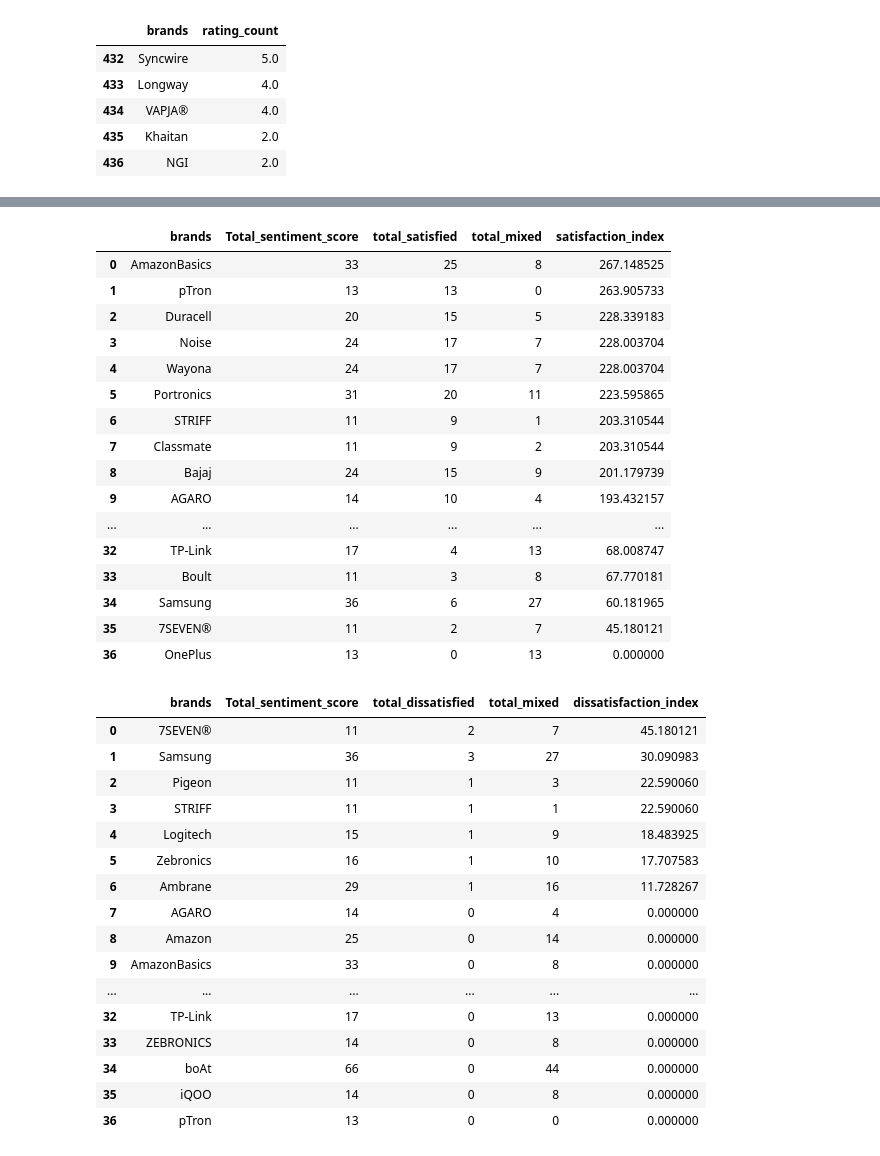
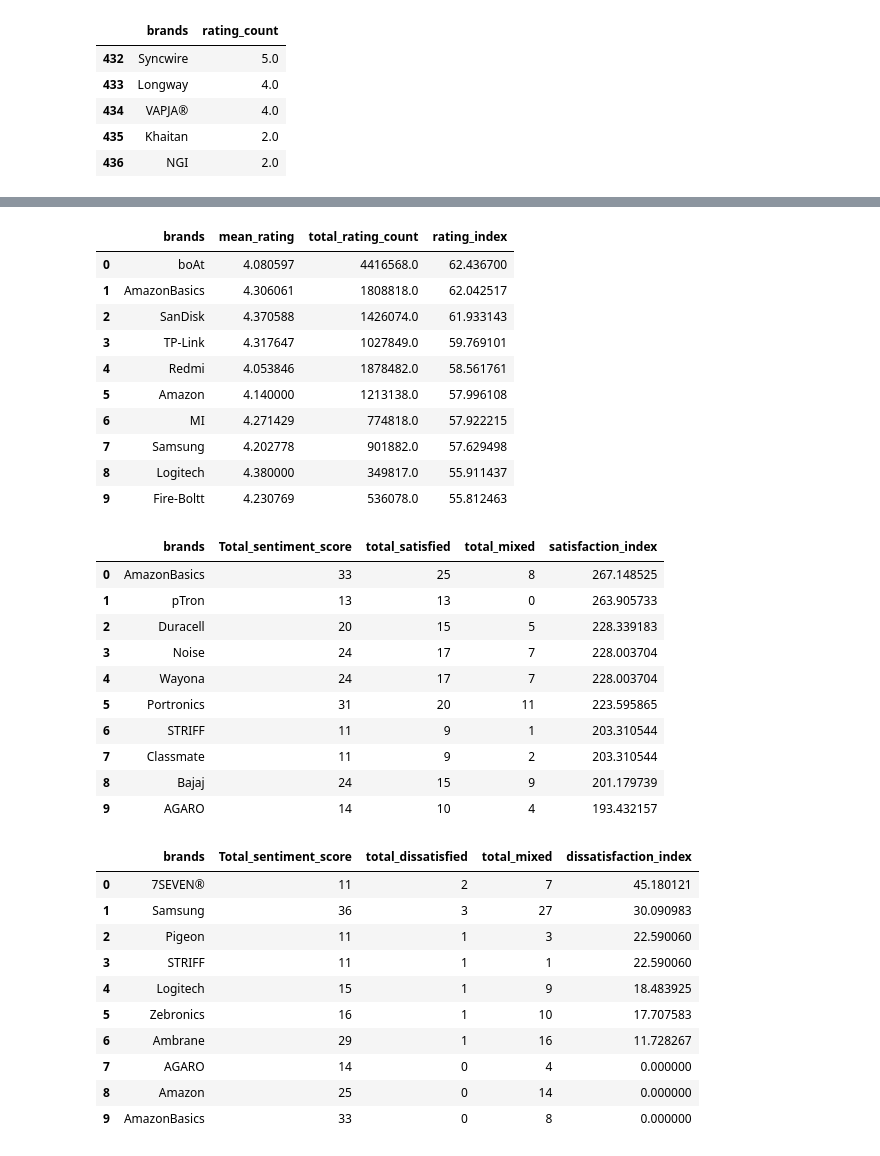
Before and after one commit to CKohwo/Ecommerce-strategy-blueprint, a Jupyter notebook: notebooks/03_exploratory_ data_analysis.ipynb, the cells around one changed output, grey strips where cells are left out. Cells and saved outputs as stored; diff of their text form; code cells hidden in the pictures.

```diff
--- a/notebooks/03_exploratory_ data_analysis.ipynb
+++ b/notebooks/03_exploratory_ data_analysis.ipynb
@@ -161,3 +185,29 @@ avg_rating_brand.tail()
+# %%
+# What it does: Balances mean rating with scale of reviews using a log transform.
+brands = df_3.groupby("brands").agg(
+    mean_rating=("rating", "mean"),
+    total_rating_count=("rating_count", "sum")
+).reset_index()
+
+# Result bias: Larger categories with tons of ratings dominate (Electronics, Computers),
+# but smaller ones with very few ratings can’t shoot up unfairly.
+brands["rating_index"] = (brands["mean_rating"] * np.log1p(brands["total_rating_count"]))
+
+brand_rating_index = brands.sort_values("rating_index", ascending=False).reset_index(drop=True)
+
+brand_rating_index.head(10)
+# %% [output]
+|  | brands | mean_rating | total_rating_count | rating_index |
+| 0 | boAt | 4.080597 | 4416568.0 | 62.436700 |
+| 1 | AmazonBasics | 4.306061 | 1808818.0 | 62.042517 |
+| 2 | SanDisk | 4.370588 | 1426074.0 | 61.933143 |
+| 3 | TP-Link | 4.317647 | 1027849.0 | 59.769101 |
+| 4 | Redmi | 4.053846 | 1878482.0 | 58.561761 |
+| 5 | Amazon | 4.140000 | 1213138.0 | 57.996108 |
+| 6 | MI | 4.271429 | 774818.0 | 57.922215 |
+| 7 | Samsung | 4.202778 | 901882.0 | 57.629498 |
+| 8 | Logitech | 4.380000 | 349817.0 | 55.911437 |
+| 9 | Fire-Boltt | 4.230769 | 536078.0 | 55.812463 |
 # %%
 # Mapping sentiments to numerical representations
 mapping = {"satisfied": 1.0, "Mixed": 0, "dissatisfied": -1.0}
@@ -165,37 +215,31 @@ df_3["sentiment_value"] = df_3["customer_sentiment"].map(mapping)
 # %%
 brand_sentiment = (df_3.groupby("brands")
                   .agg(Total_sentiment_score=("sentiment_value", "count"),total_satisfied=("sentiment_value", lambda x: (x == 1).sum()),
                        total_mixed=("sentiment_value", lambda x: (x == 0).sum()))
                   .query("Total_sentiment_score >= 10")
 )
 # Storing the percentage of satisfied customer in a variable
 satisfied_percent = (brand_sentiment["total_satisfied"] / brand_sentiment["Total_sentiment_score"] * 100)
 
 # Final Satisfaction Scoring metric for brands
 brand_sentiment["satisfaction_index"] = satisfied_percent * np.log1p(brand_sentiment["Total_sentiment_score"])
 
 # Top Brands with the most satisfied customer
 Top_brands_satisfied = brand_sentiment.sort_values("satisfaction_index", ascending=False).reset_index()
 
-Top_brands_satisfied
+Top_brands_satisfied.head(10)
 # %% [output]
 |  | brands | Total_sentiment_score | total_satisfied | total_mixed | satisfaction_index |
 | 0 | AmazonBasics | 33 | 25 | 8 | 267.148525 |
 | 1 | pTron | 13 | 13 | 0 | 263.905733 |
 | 2 | Duracell | 20 | 15 | 5 | 228.339183 |
 | 3 | Noise | 24 | 17 | 7 | 228.003704 |
 | 4 | Wayona | 24 | 17 | 7 | 228.003704 |
 | 5 | Portronics | 31 | 20 | 11 | 223.595865 |
 | 6 | STRIFF | 11 | 9 | 1 | 203.310544 |
 | 7 | Classmate | 11 | 9 | 2 | 203.310544 |
 | 8 | Bajaj | 24 | 15 | 9 | 201.179739 |
 | 9 | AGARO | 14 | 10 | 4 | 193.432157 |
-| ... | ... | ... | ... | ... | ... |
-| 32 | TP-Link | 17 | 4 | 13 | 68.008747 |
-| 33 | Boult | 11 | 3 | 8 | 67.770181 |
-| 34 | Samsung | 36 | 6 | 27 | 60.181965 |
-| 35 | 7SEVEN® | 11 | 2 | 7 | 45.180121 |
-| 36 | OnePlus | 13 | 0 | 13 | 0.000000 |
 # %%
 brand_sentiment = (df_3.groupby("brands")
                   .agg(Total_sentiment_score=("sentiment_value", "count"),total_dissatisfied=("sentiment_value", lambda x: (x == -1).sum()),
@@ -211,7 +255,7 @@ brand_sentiment["dissatisfaction_index"] = dissatisfied_percent * np.log1p(brand
 # Top Brands with the most dissatisfied customer
 Top_brands_dissatisfied = brand_sentiment.sort_values("dissatisfaction_index", ascending=False).reset_index()
 
-Top_brands_dissatisfied
+Top_brands_dissatisfied.head(10)
 # %% [output]
 |  | brands | Total_sentiment_score | total_dissatisfied | total_mixed | dissatisfaction_index |
 | 0 | 7SEVEN® | 11 | 2 | 7 | 45.180121 |
@@ -224,9 +268,3 @@ Top_brands_dissatisfied
 | 7 | AGARO | 14 | 0 | 4 | 0.000000 |
 | 8 | Amazon | 25 | 0 | 14 | 0.000000 |
 | 9 | AmazonBasics | 33 | 0 | 8 | 0.000000 |
-| ... | ... | ... | ... | ... | ... |
-| 32 | TP-Link | 17 | 0 | 13 | 0.000000 |
-| 33 | ZEBRONICS | 14 | 0 | 8 | 0.000000 |
-| 34 | boAt | 66 | 0 | 44 | 0.000000 |
-| 35 | iQOO | 14 | 0 | 8 | 0.000000 |
-| 36 | pTron | 13 | 0 | 0 | 0.000000 |
```
Also changed, not shown: parts of 24 cells of this notebook.
